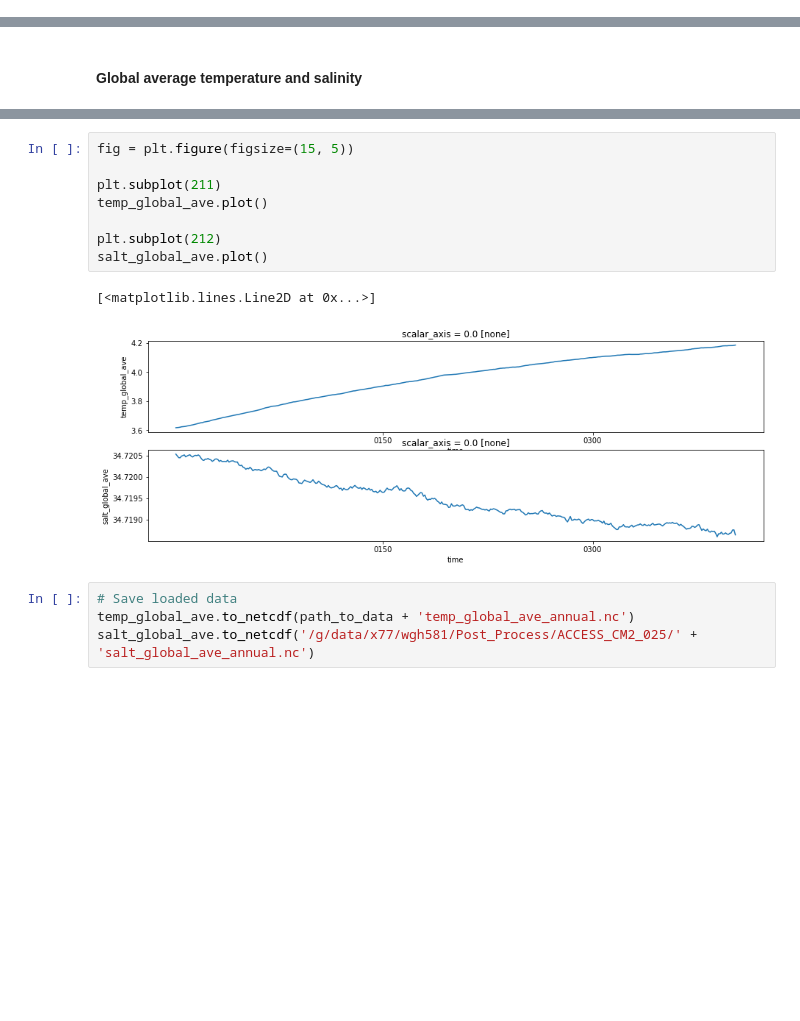
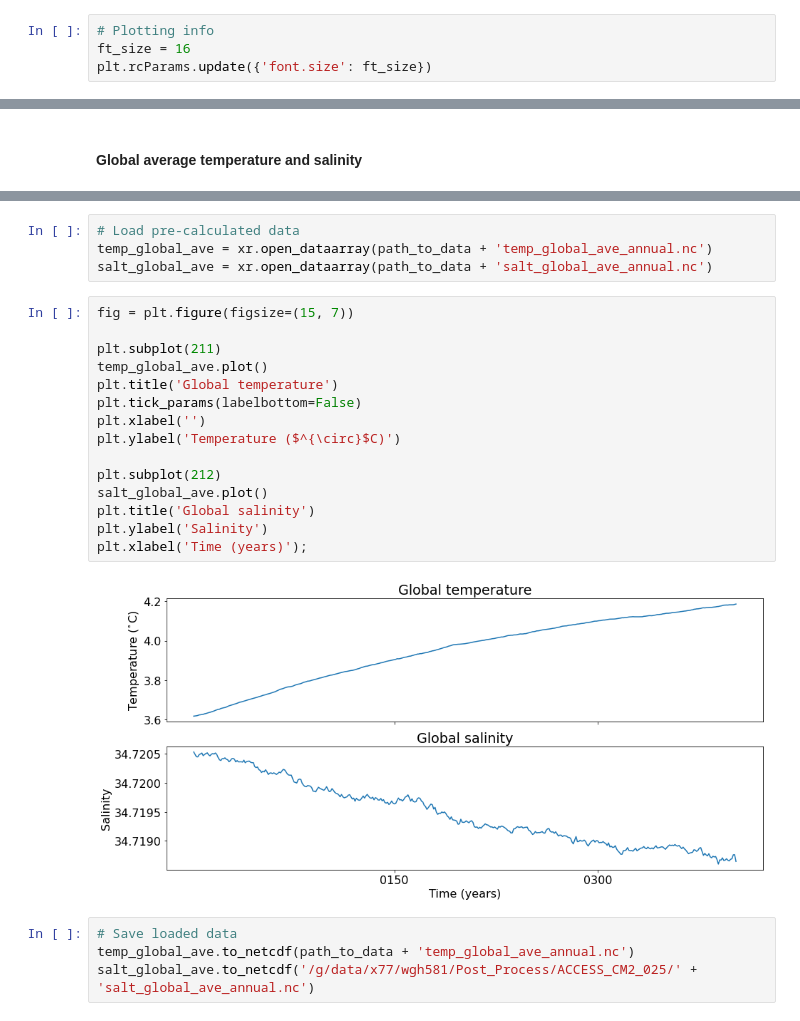
Before and after one commit to wghuneke/ACCESS-CM2-025_Analysis, a Jupyter notebook: notebooks/Playing_Around_ACCESS_CM2.ipynb, the cells around one changed output, grey strips where cells are left out. Saved outputs shown, nothing was run; the diff lists cells and outputs as text; blank space fills up the shorter version.

```diff
--- a/notebooks/Playing_Around_ACCESS_CM2.ipynb
+++ b/notebooks/Playing_Around_ACCESS_CM2.ipynb
@@ -19,6 +33,10 @@ control = 'cj877'
 path_to_data = '/g/data/x77/wgh581/Post_Process/ACCESS_CM2_025/'
 # %% [markdown]
 If you get a 'read-only database' warning, it is because the database has not finished building.
+# %%
+# Plotting info
+ft_size = 16
+plt.rcParams.update({'font.size': ft_size})
 # %% [markdown]
 ## Database explorer
 # %%
@@ -205,17 +223,27 @@ salt_global_ave = get_scalar_timeseries('salt_global_ave')
 # %% [output]
 CPU times: user 7min 43s, sys: 23.2 s, total: 8min 6s
 Wall time: 8min 46s
+# %%
+# Load pre-calculated data
+temp_global_ave = xr.open_dataarray(path_to_data + 'temp_global_ave_annual.nc')
+salt_global_ave = xr.open_dataarray(path_to_data + 'salt_global_ave_annual.nc')
 # %%
-fig = plt.figure(figsize=(15, 5))
+fig = plt.figure(figsize=(15, 7))
 
 plt.subplot(211)
 temp_global_ave.plot()
+plt.title('Global temperature')
+plt.tick_params(labelbottom=False)
+plt.xlabel('')
+plt.ylabel('Temperature ($^{\circ}$C)')
 
 plt.subplot(212)
 salt_global_ave.plot()
+plt.title('Global salinity')
+plt.ylabel('Salinity')
+plt.xlabel('Time (years)');
 # %% [output]
-[<matplotlib.lines.Line2D at 0x...>]
-[figure, old version]
+[figure, new version]
 # %%
 # Save loaded data
 temp_global_ave.to_netcdf(path_to_data + 'temp_global_ave_annual.nc')
```
Also changed, not shown: parts of 177 cells of this notebook.
